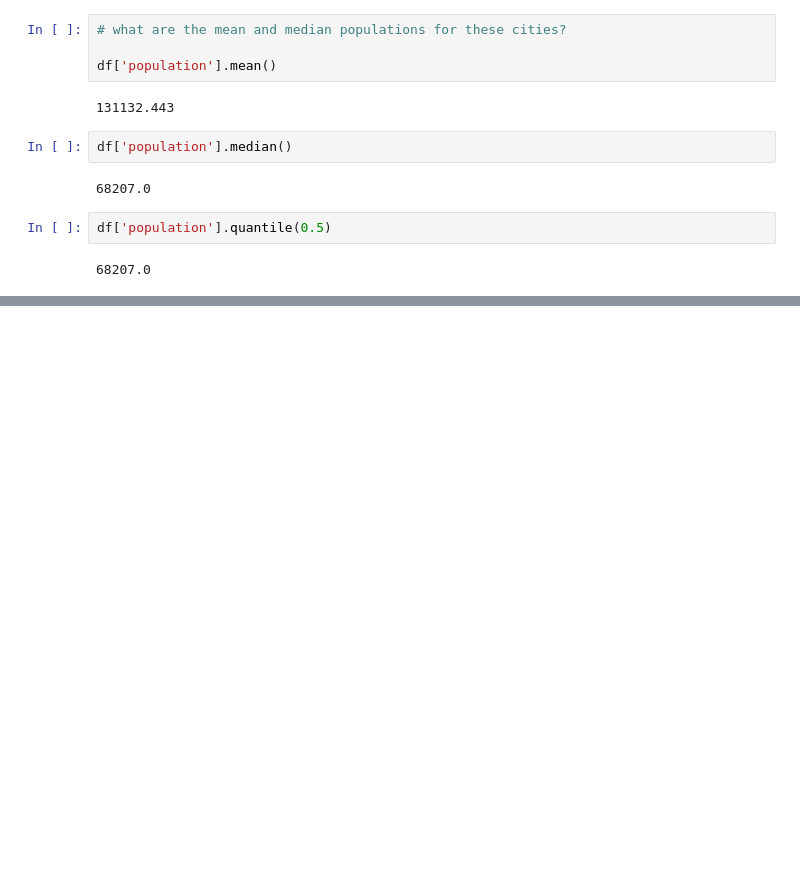
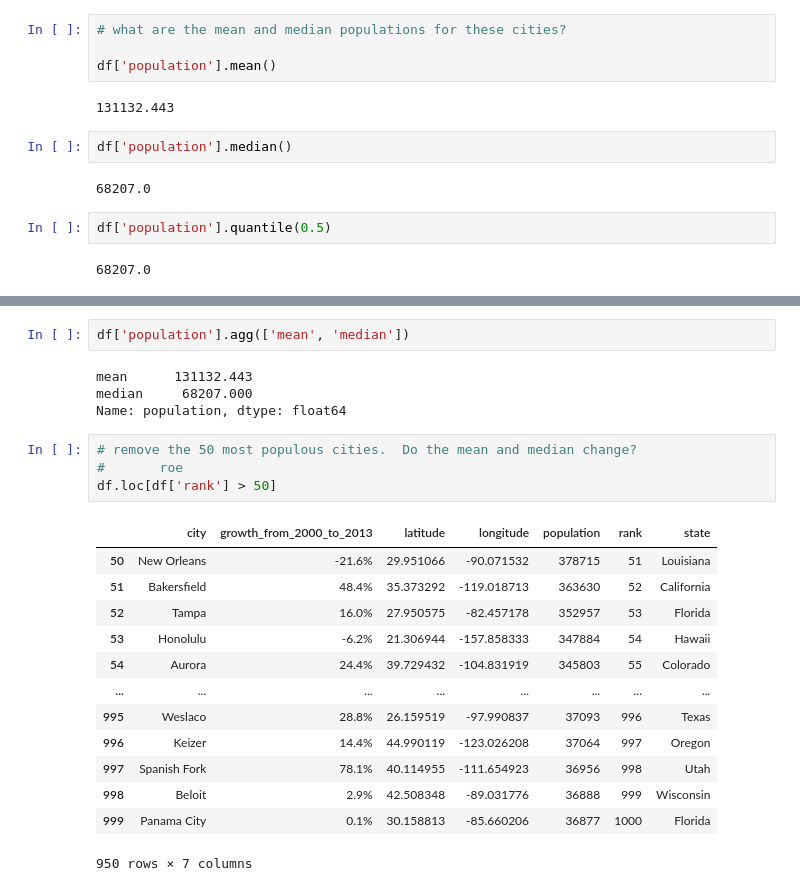
Before and after one commit to abhixz13/Cisco-Python-Training, a Jupyter notebook: Cisco-2022-06June-08-analytics.ipynb, the cells around one changed output, grey strips where cells are left out. Drawn from its saved outputs; the diff is of its cells as text; blank space fills up the shorter version.

```diff
--- a/Cisco-2022-06June-08-analytics.ipynb
+++ b/Cisco-2022-06June-08-analytics.ipynb
@@ -663,0 +676,24 @@ df['population'].quantile(0.5)
+# %%
+df['population'].agg(['mean', 'median'])
+# %% [output]
+mean      131132.443
+median     68207.000
+Name: population, dtype: float64
+# %%
+# remove the 50 most populous cities.  Do the mean and median change?
+#       roe
+df.loc[df['rank'] > 50]
+# %% [output]
+|  | city | growth_from_2000_to_2013 | latitude | longitude | population | rank | state |
+| 50 | New Orleans | -21.6% | 29.951066 | -90.071532 | 378715 | 51 | Louisiana |
+| 51 | Bakersfield | 48.4% | 35.373292 | -119.018713 | 363630 | 52 | California |
+| 52 | Tampa | 16.0% | 27.950575 | -82.457178 | 352957 | 53 | Florida |
+| 53 | Honolulu | -6.2% | 21.306944 | -157.858333 | 347884 | 54 | Hawaii |
+| 54 | Aurora | 24.4% | 39.729432 | -104.831919 | 345803 | 55 | Colorado |
+| ... | ... | ... | ... | ... | ... | ... | ... |
+| 995 | Weslaco | 28.8% | 26.159519 | -97.990837 | 37093 | 996 | Texas |
+| 996 | Keizer | 14.4% | 44.990119 | -123.026208 | 37064 | 997 | Oregon |
+| 997 | Spanish Fork | 78.1% | 40.114955 | -111.654923 | 36956 | 998 | Utah |
+| 998 | Beloit | 2.9% | 42.508348 | -89.031776 | 36888 | 999 | Wisconsin |
+| 999 | Panama City | 0.1% | 30.158813 | -85.660206 | 36877 | 1000 | Florida |
+950 rows × 7 columns
```
Also changed, not shown: parts of 1 cell of this notebook.
